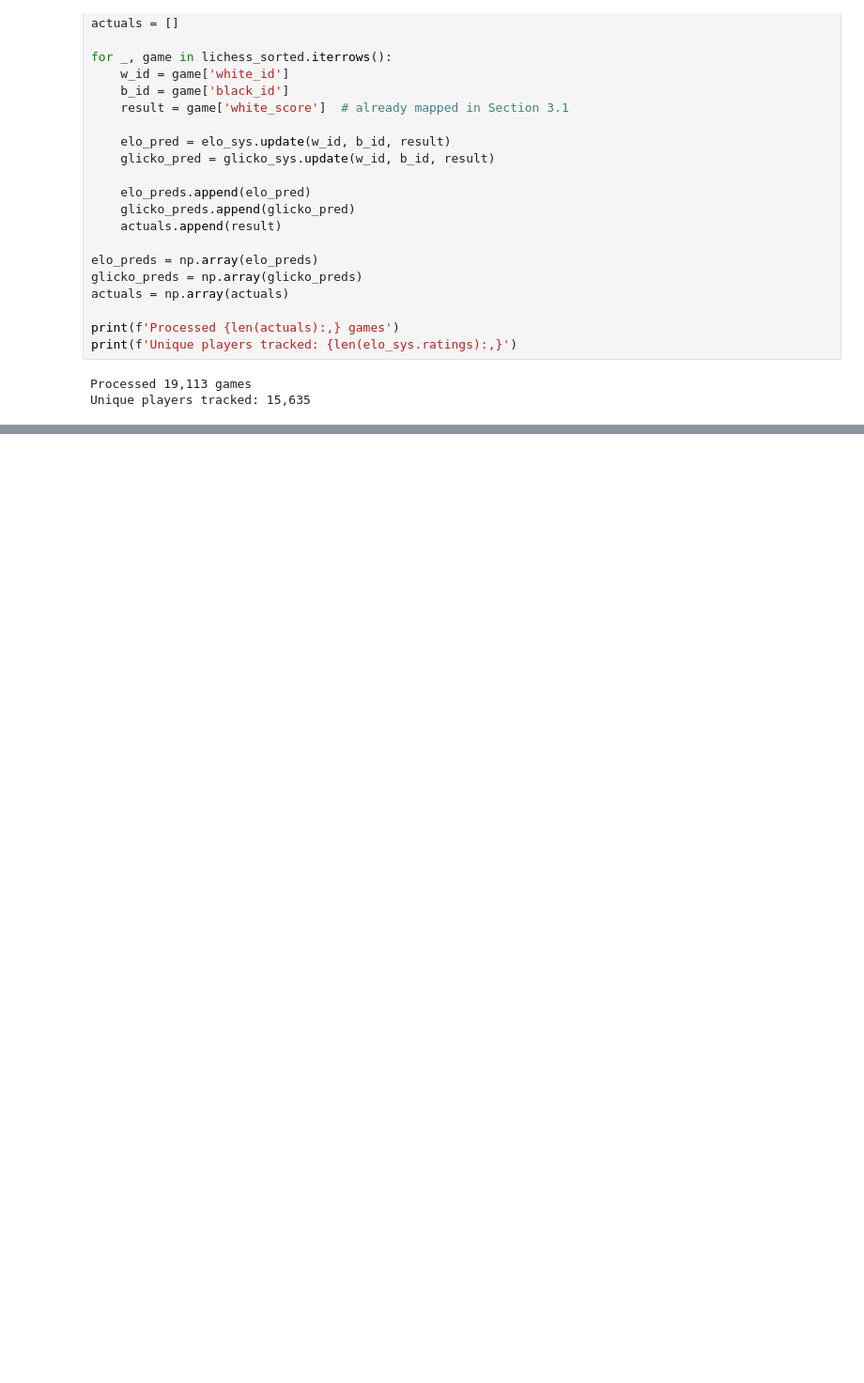
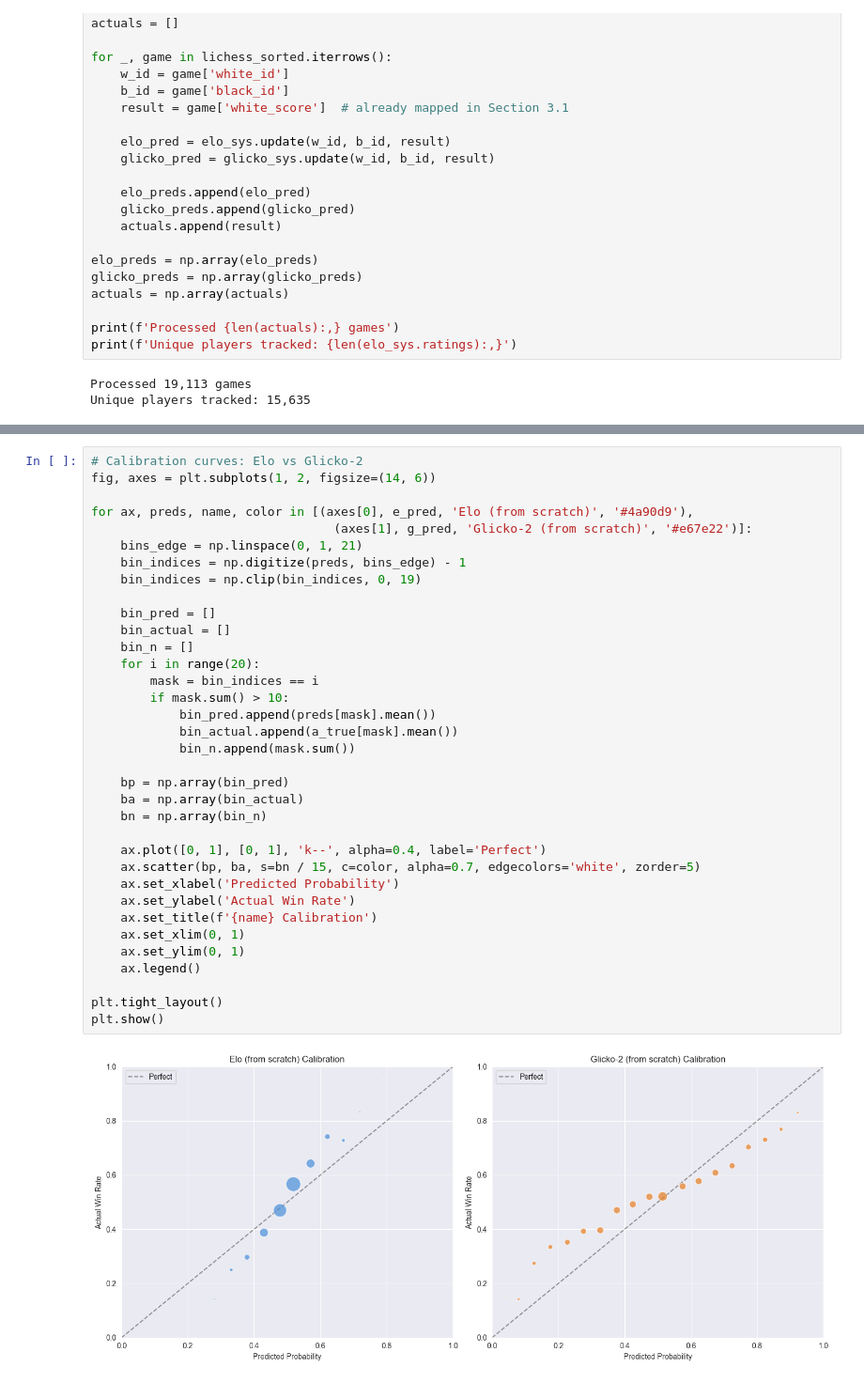
Before and after one commit to AhmedInv40/Chess-Rating-Systems, a Jupyter notebook: Chess Rating Systems.ipynb, the cells around one changed output, grey strips where cells are left out. Shown at 94% size. Cells and saved outputs as stored; diff of their text form; blank space fills up the shorter version.

```diff
--- a/Chess Rating Systems.ipynb
+++ b/Chess Rating Systems.ipynb
@@ -1333,0 +1400,37 @@ Unique players tracked: 15,635
+# %%
+# Calibration curves: Elo vs Glicko-2
+fig, axes = plt.subplots(1, 2, figsize=(14, 6))
+
+for ax, preds, name, color in [(axes[0], e_pred, 'Elo (from scratch)', '#4a90d9'),
+                                 (axes[1], g_pred, 'Glicko-2 (from scratch)', '#e67e22')]:
+    bins_edge = np.linspace(0, 1, 21)
+    bin_indices = np.digitize(preds, bins_edge) - 1
+    bin_indices = np.clip(bin_indices, 0, 19)
+
+    bin_pred = []
+    bin_actual = []
+    bin_n = []
+    for i in range(20):
+        mask = bin_indices == i
+        if mask.sum() > 10:
+            bin_pred.append(preds[mask].mean())
+            bin_actual.append(a_true[mask].mean())
+            bin_n.append(mask.sum())
+
+    bp = np.array(bin_pred)
+    ba = np.array(bin_actual)
+    bn = np.array(bin_n)
+
+    ax.plot([0, 1], [0, 1], 'k--', alpha=0.4, label='Perfect')
+    ax.scatter(bp, ba, s=bn / 15, c=color, alpha=0.7, edgecolors='white', zorder=5)
+    ax.set_xlabel('Predicted Probability')
+    ax.set_ylabel('Actual Win Rate')
+    ax.set_title(f'{name} Calibration')
+    ax.set_xlim(0, 1)
+    ax.set_ylim(0, 1)
+    ax.legend()
+
+plt.tight_layout()
+plt.show()
+# %% [output]
+[figure, added]
```
Also changed, not shown: parts of 6 cells of this notebook.
